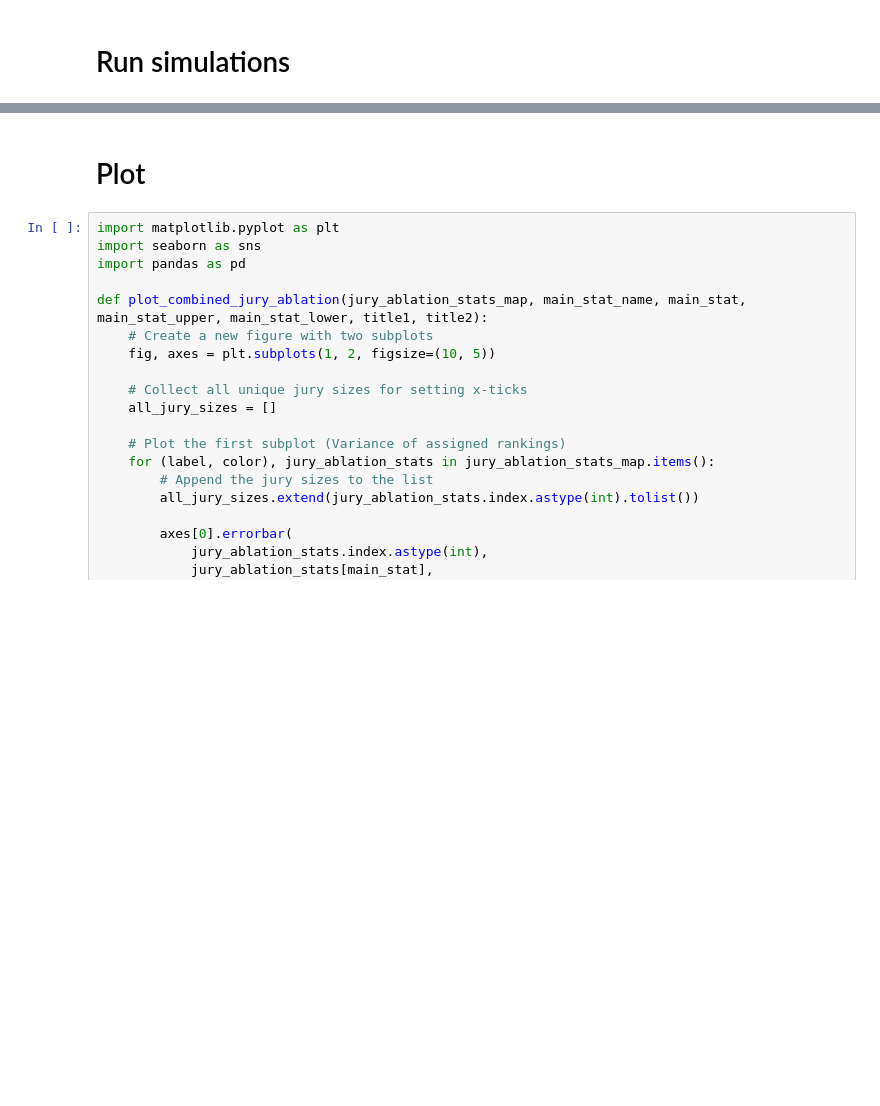
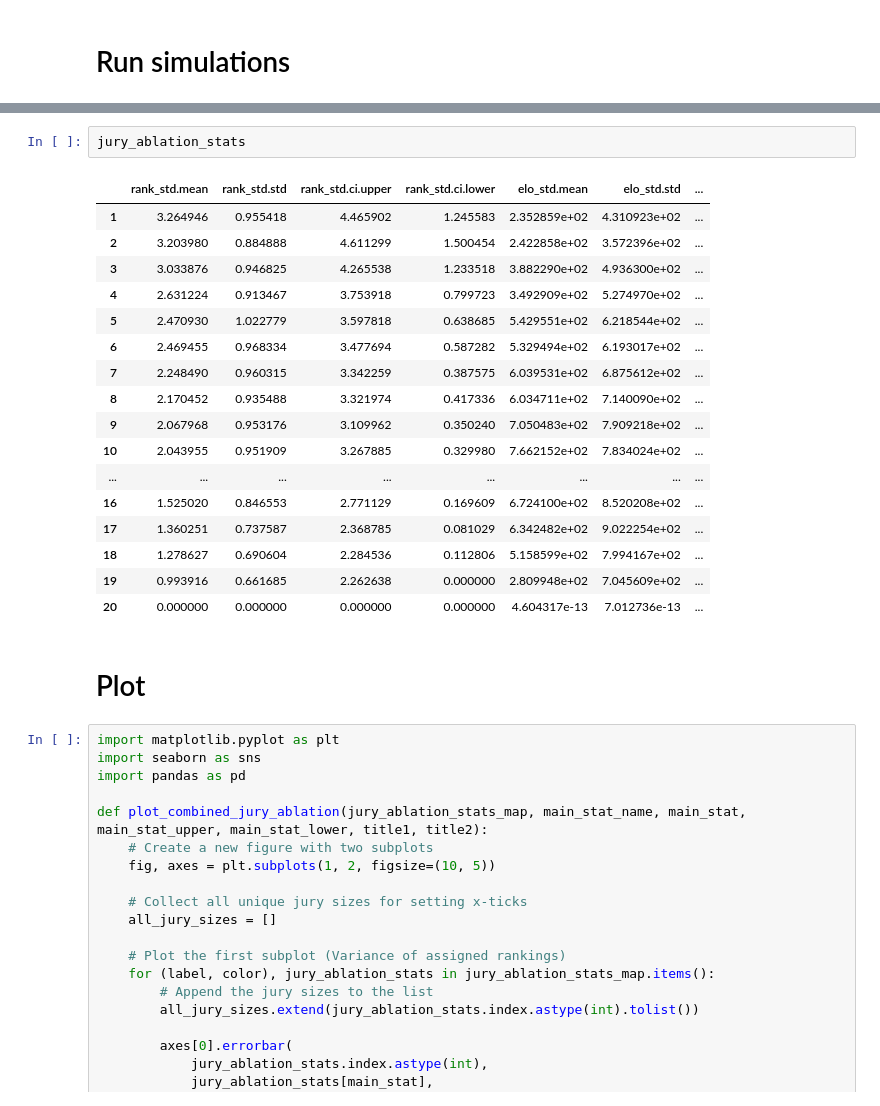
Before and after one commit to llm-council/llm-council, a Jupyter notebook: analysis/jury_ablation.ipynb, the cells around one changed output, grey strips where cells are left out. Cells and saved outputs as stored; diff of their text form; blank space fills up the shorter version.

```diff
--- a/analysis/jury_ablation.ipynb
+++ b/analysis/jury_ablation.ipynb
@@ -490,4 +636,24 @@ Evaluating jury size: 3
 Finished jury ablation.
+# %%
+jury_ablation_stats
+# %% [output]
+|  | rank_std.mean | rank_std.std | rank_std.ci.upper | rank_std.ci.lower | elo_std.mean | elo_std.std | ... |
+| 1 | 3.264946 | 0.955418 | 4.465902 | 1.245583 | 2.352859e+02 | 4.310923e+02 | ... |
+| 2 | 3.203980 | 0.884888 | 4.611299 | 1.500454 | 2.422858e+02 | 3.572396e+02 | ... |
+| 3 | 3.033876 | 0.946825 | 4.265538 | 1.233518 | 3.882290e+02 | 4.936300e+02 | ... |
+| 4 | 2.631224 | 0.913467 | 3.753918 | 0.799723 | 3.492909e+02 | 5.274970e+02 | ... |
+| 5 | 2.470930 | 1.022779 | 3.597818 | 0.638685 | 5.429551e+02 | 6.218544e+02 | ... |
+| 6 | 2.469455 | 0.968334 | 3.477694 | 0.587282 | 5.329494e+02 | 6.193017e+02 | ... |
+| 7 | 2.248490 | 0.960315 | 3.342259 | 0.387575 | 6.039531e+02 | 6.875612e+02 | ... |
+| 8 | 2.170452 | 0.935488 | 3.321974 | 0.417336 | 6.034711e+02 | 7.140090e+02 | ... |
+| 9 | 2.067968 | 0.953176 | 3.109962 | 0.350240 | 7.050483e+02 | 7.909218e+02 | ... |
+| 10 | 2.043955 | 0.951909 | 3.267885 | 0.329980 | 7.662152e+02 | 7.834024e+02 | ... |
+| ... | ... | ... | ... | ... | ... | ... | ... |
+| 16 | 1.525020 | 0.846553 | 2.771129 | 0.169609 | 6.724100e+02 | 8.520208e+02 | ... |
+| 17 | 1.360251 | 0.737587 | 2.368785 | 0.081029 | 6.342482e+02 | 9.022254e+02 | ... |
+| 18 | 1.278627 | 0.690604 | 2.284536 | 0.112806 | 5.158599e+02 | 7.994167e+02 | ... |
+| 19 | 0.993916 | 0.661685 | 2.262638 | 0.000000 | 2.809948e+02 | 7.045609e+02 | ... |
+| 20 | 0.000000 | 0.000000 | 0.000000 | 0.000000 | 4.604317e-13 | 7.012736e-13 | ... |
 # %% [markdown]
 # Plot
 # %%
```
Also changed, not shown: parts of 10 cells of this notebook, 4 other files.
